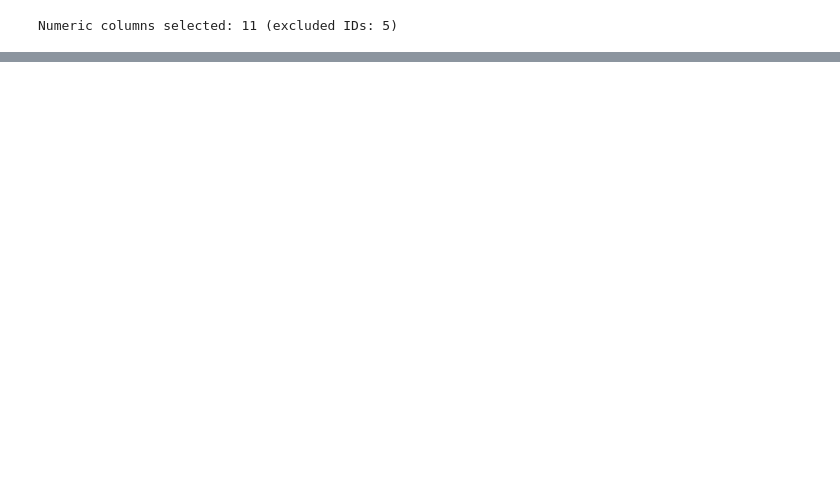
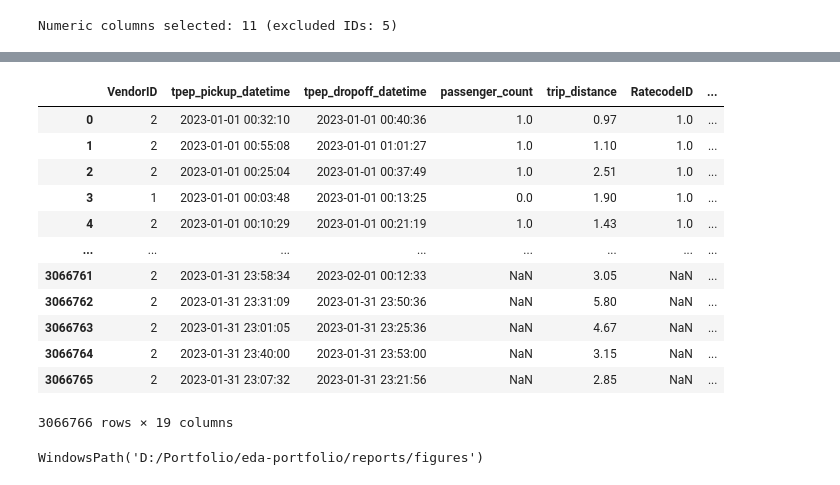
Before and after one commit to Jagnick0p/EDA, a Jupyter notebook: notebooks/02_univariate_bivariate.ipynb, the cells around one changed output, grey strips where cells are left out. Cells and saved outputs as stored; diff of their text form; code cells hidden in the pictures; blank space fills up the shorter version.

```diff
--- a/notebooks/02_univariate_bivariate.ipynb
+++ b/notebooks/02_univariate_bivariate.ipynb
@@ -50,3 +35,19 @@ num_sum
 out_path = Root_dir / "reports" / "tables" / "num_summary.csv"
 out_path.parent.mkdir(parents=True, exist_ok=True)
 num_sum.sort_values("name").to_csv(out_path, index=False)
+# %%
+df
+# %% [output]
+|  | VendorID | tpep_pickup_datetime | tpep_dropoff_datetime | passenger_count | trip_distance | RatecodeID | ... |
+| 0 | 2 | 2023-01-01 00:32:10 | 2023-01-01 00:40:36 | 1.0 | 0.97 | 1.0 | ... |
+| 1 | 2 | 2023-01-01 00:55:08 | 2023-01-01 01:01:27 | 1.0 | 1.10 | 1.0 | ... |
+| 2 | 2 | 2023-01-01 00:25:04 | 2023-01-01 00:37:49 | 1.0 | 2.51 | 1.0 | ... |
+| 3 | 1 | 2023-01-01 00:03:48 | 2023-01-01 00:13:25 | 0.0 | 1.90 | 1.0 | ... |
+| 4 | 2 | 2023-01-01 00:10:29 | 2023-01-01 00:21:19 | 1.0 | 1.43 | 1.0 | ... |
+| ... | ... | ... | ... | ... | ... | ... | ... |
+| 3066761 | 2 | 2023-01-31 23:58:34 | 2023-02-01 00:12:33 | NaN | 3.05 | NaN | ... |
+| 3066762 | 2 | 2023-01-31 23:31:09 | 2023-01-31 23:50:36 | NaN | 5.80 | NaN | ... |
+| 3066763 | 2 | 2023-01-31 23:01:05 | 2023-01-31 23:25:36 | NaN | 4.67 | NaN | ... |
+| 3066764 | 2 | 2023-01-31 23:40:00 | 2023-01-31 23:53:00 | NaN | 3.15 | NaN | ... |
+| 3066765 | 2 | 2023-01-31 23:07:32 | 2023-01-31 23:21:56 | NaN | 2.85 | NaN | ... |
+3066766 rows × 19 columns
@@ -52,0 +72,8 @@ num_sum.sort_values("name").to_csv(out_path, index=False)
+# %%
+fig_dir = Root_dir / "reports" / "figures"
+fig_dir.mkdir(parents=True, exist_ok=True)
+png_linear = fig_dir / "hist_trip_distance_fd.png"
+png_logx  = fig_dir / "hist_trip_distance_fd_logx.png"
+fig_dir
+# %% [output]
+WindowsPath('D:/Portfolio/eda-portfolio/reports/figures')
```
Also changed, not shown: parts of 7 cells of this notebook, 2 other files.
